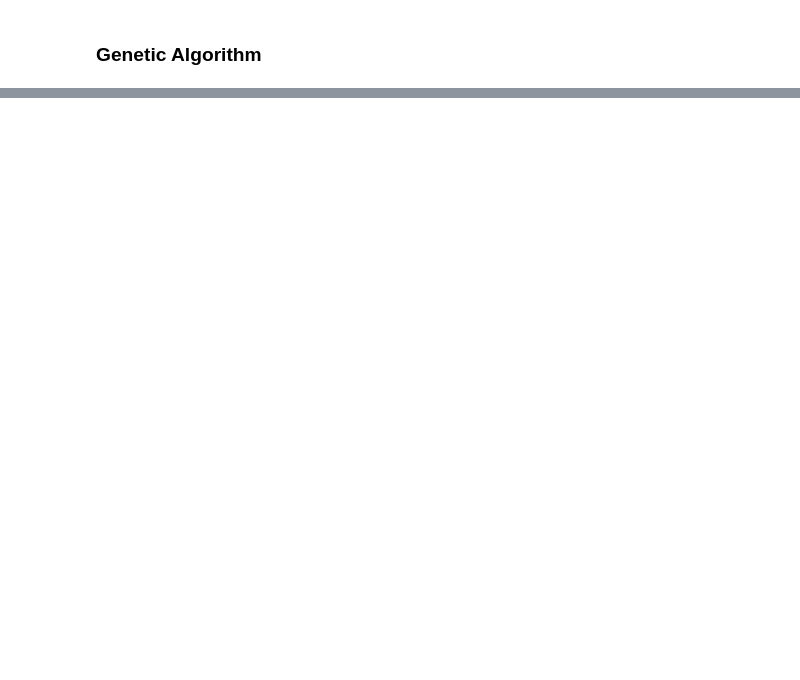
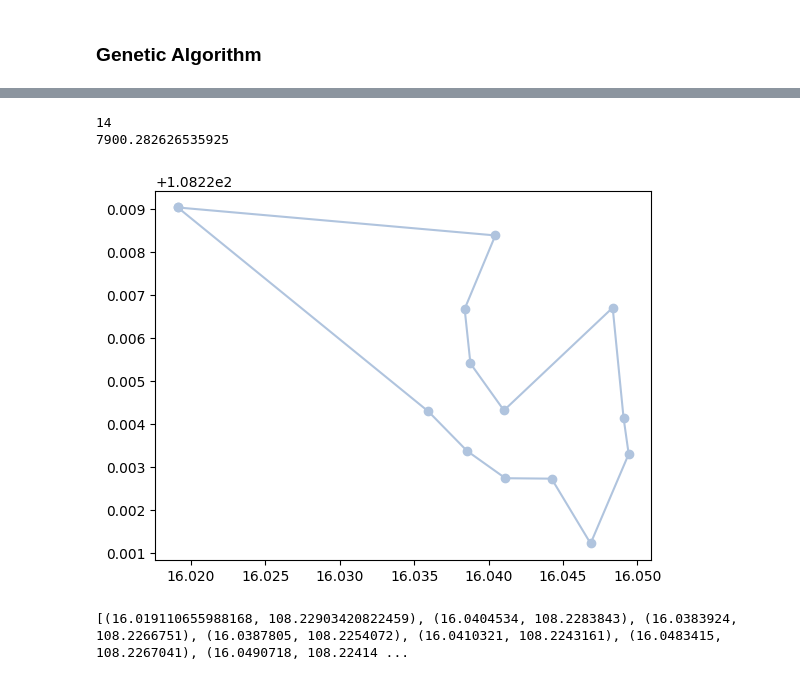
Before and after one commit to anhtuyetdut/Travel-Itinerary, a Jupyter notebook: main.ipynb, the cells around one changed output, grey strips where cells are left out. Saved outputs shown, nothing was run; the diff lists cells and outputs as text; code cells hidden in the pictures; blank space fills up the shorter version.

```diff
--- a/main.ipynb
+++ b/main.ipynb
@@ -87,7 +86,7 @@ def nearestNeighborAlgorithm(data):
     detailsPoint = [ 0, 'Cloudy', currentPoint]
     listDetailsPoint.append(detailsPoint)
 
-    while(len(listPoints) < 11):
+    while(len(listPoints) < 13):
         minDistance = float('inf')
         nextPoint = None
         name = None
@@ -226,21 +255,22 @@ def crossover(p_1, p_2):
 # %%
-def crossover_mix(p_1, p_2):
-    point_1, point_2 = random.sample(range(1, len(p_1)-1), 2)
-    begin = min(point_1, point_2)
-    end = max(point_1, point_2)
+def crossover_mix(parent1, parent2):
+    point1, point2 = random.sample(range(1, len(parent1)-1), 2)
+    begin = min(point1, point2)
+    end = max(point1, point2)
 
-    child_1_1 = p_1[:begin]
-    child_1_2 = p_1[end:]
-    child_1 = child_1_1 + child_1_2
-    child_2 = p_2[begin:end+1]
+    child1_begin = parent1[:begin]
+    child1_end = parent1[end:]
 
-    child_1_remain = [item for item in p_2[1:-1] if item not in child_1]
-    child_2_remain = [item for item in p_1[1:-1] if item not in child_2]
+    child1 = child1_begin + child1_end
+    child2 = parent2[begin:end+1]
 
-    child_1 = child_1_1 + child_1_remain + child_1_2
-    child_2 += child_2_remain
+    child1_remain = [item for item in parent2[1:-1] if item not in child1]
+    child2_remain = [item for item in parent1[1:-1] if item not in child2]
 
-    child_2.insert(0, p_2[0])
-    child_2.append(p_2[0])
+    child1 = child1_begin + child1_remain + child1_end
+    child2 += child2_remain
 
-    return child_1, child_2
+    child2.insert(0, parent2[0])
+    child2.append(parent2[0])
+
+    return child1, child2
@@ -256,6 +290,7 @@ def find_best(generation, fitness):
 # %%
-def mutation(chromosome):  # swap two nodes of the chromosome
-    mutation_index_1, mutation_index_2 = random.sample(range(1, 10), 2)
+# swap two nodes of the chromosome
+def mutation(chromosome):
+    mutation_index_1, mutation_index_2 = random.sample(range(1, len(chromosome) - 1), 2)
     chromosome[mutation_index_1], chromosome[mutation_index_2] = chromosome[mutation_index_2], chromosome[mutation_index_1]
     return chromosome
 # %% [markdown]
@@ -317 +367,13 @@ plotData(best_point)
+# %%
+best = find_best(best_generation, best_fitness)
+best_point = [listPoints[i] for i in best]
+print(len(best_point))
+print(calDistance(best_point))
+plotData(best_point)
+print(best_point)
+# %% [output]
+14
+7900.282626535925
+[figure, added]
+[(16.019110655988168, 108.22903420822459), (16.0404534, 108.2283843), (16.0383924, 108.2266751), (16.0387805, 108.2254072), (16.0410321, 108.2243161), (16.0483415, 108.2267041), (16.0490718, 108.22414 ...
 # %%
```
Also changed, not shown: parts of 16 cells of this notebook.
